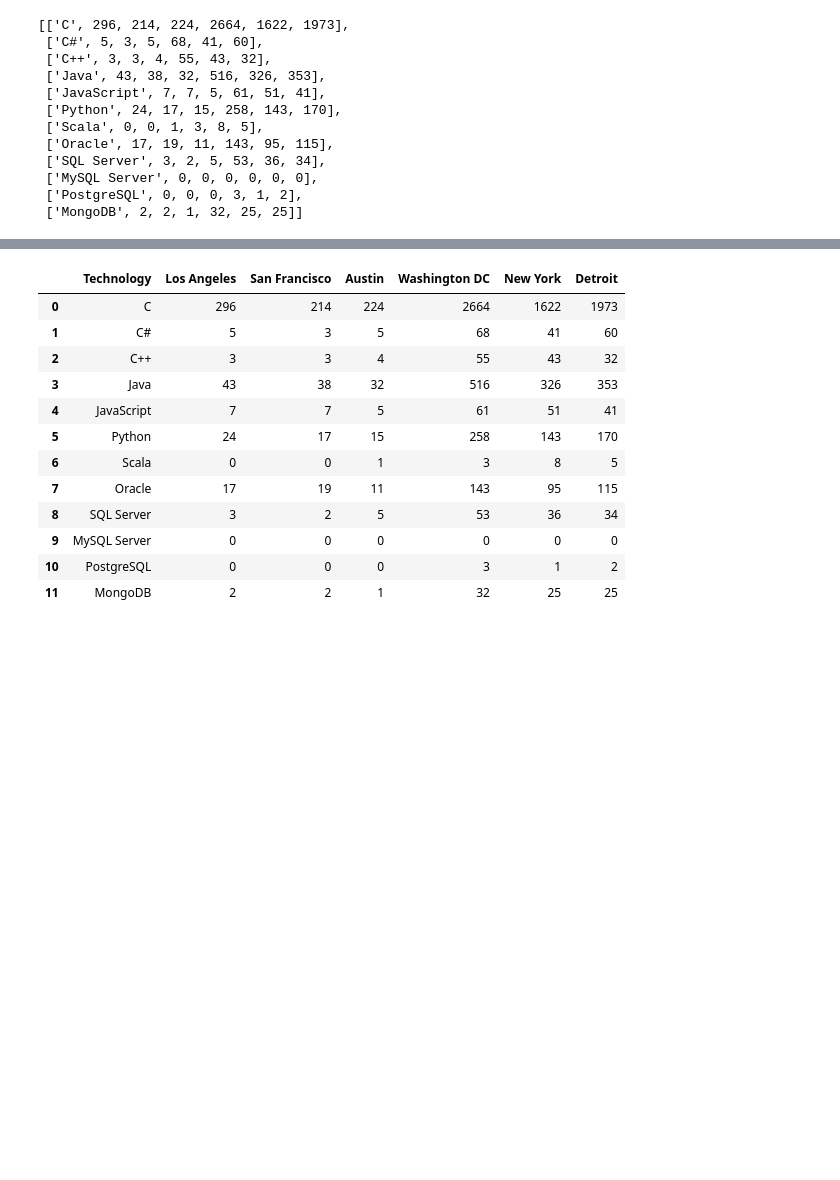
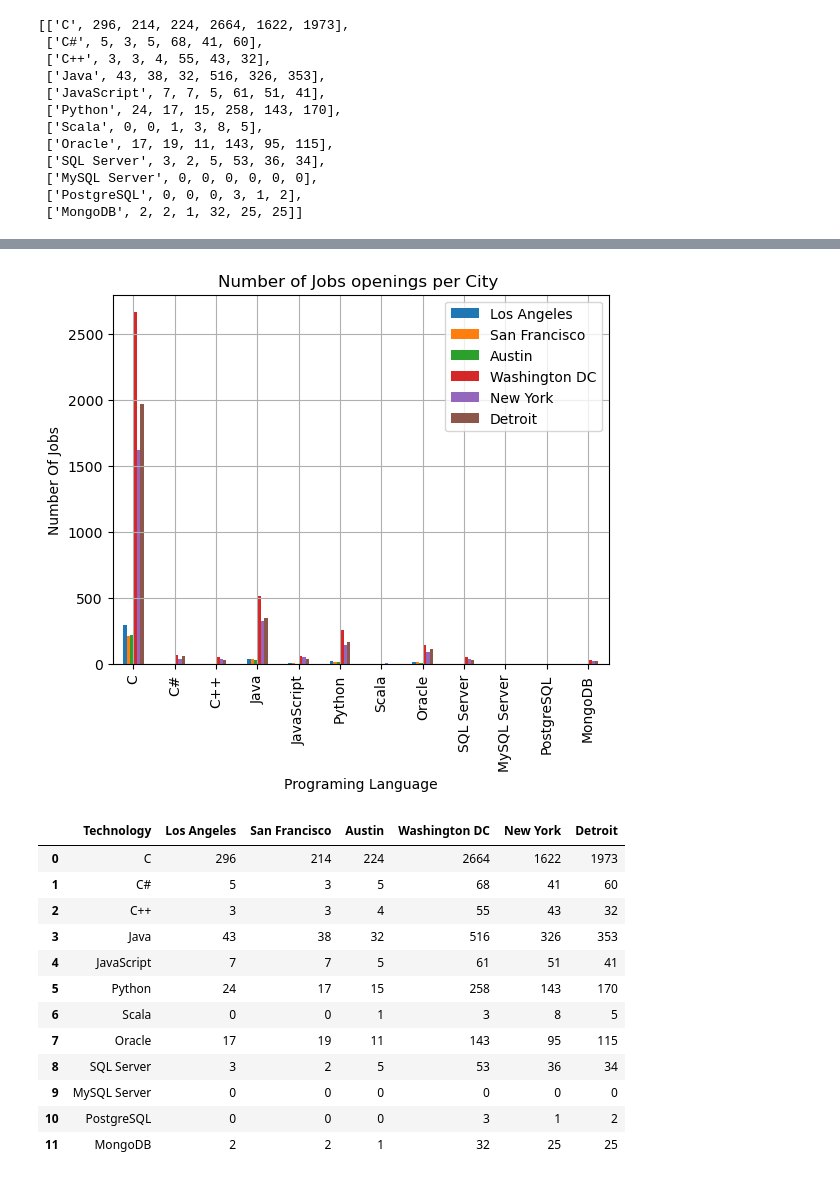
Before and after one commit to a473000/Coursera, a Jupyter notebook: Collecting_Jobs_data_Using_API-Questions Done.ipynb, the cells around one changed output, grey strips where cells are left out. Drawn from its saved outputs; the diff is of its cells as text; code cells hidden in the pictures; blank space fills up the shorter version.

```diff
--- a/Collecting_Jobs_data_Using_API-Questions Done.ipynb
+++ b/Collecting_Jobs_data_Using_API-Questions Done.ipynb
@@ -298,7 +298,7 @@ def get_jobs_locations_full(technologies,locations):
         for_excel.append(nr_of_jobs)
     return for_excel
 # %%
-jobs_city_combined=get_jobs_locations_full(list_of_technologies,locations)
+jobs_city_combined=get_jobs_locations_full(list_of_technologies_capital,locations)
 # %%
 jobs_city_combined
 # %% [output]
@@ -316,3 +316,5 @@ jobs_city_combined
  ['MongoDB', 2, 2, 1, 32, 25, 25]]
 # %%
 df=pd.DataFrame(jobs_city_combined, columns=['Technology',"Los Angeles","San Francisco","Austin","Washington DC","New York","Detroit"])
+import matplotlib.pyplot as plt
+df.set_index(['Technology'], inplace=True)
@@ -319,3 +339,11 @@ df=pd.DataFrame(jobs_city_combined, columns=['Technology',"Los Angeles","San Fra
+# %%
+df.plot.bar()
+plt.title('Number of Jobs openings per City ')
+plt.xlabel('Programing Language')
+plt.ylabel('Number Of Jobs')
+plt.grid(True)
+# %% [output]
+[figure, added]
 # %%
 df
 # %% [output]
```
Also changed, not shown: parts of 2 cells of this notebook.
